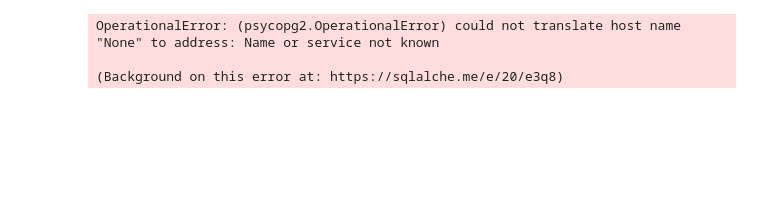
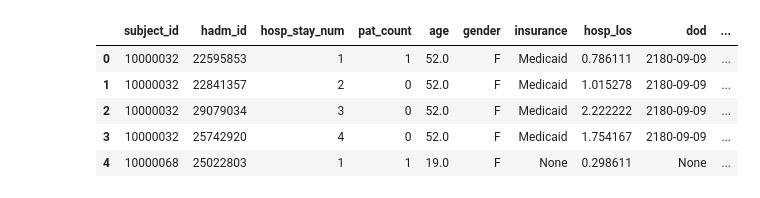
Before and after one commit to aah-41350/MHIA123-Project, a Jupyter notebook: mimic-project/pynotebook.ipynb, the cells around one changed output. Saved outputs shown, nothing was run; the diff lists cells and outputs as text; code cells hidden in the pictures; blank space fills up the shorter version.

Commit message:
Modified SQL scripts for demographics and features

```diff
--- a/mimic-project/pynotebook.ipynb
+++ b/mimic-project/pynotebook.ipynb
@@ -1,9 +1,15 @@
 # %%
+# Hospital stay demographics
+
 from db import run_query
 
-cohort = run_query(open("sql/cohort.sql", "r"))
+with open("sql/hosp_demographics.sql", "r") as f:
+	cohort = run_query(f.read())
 cohort.head()
 # %% [output]
-OperationalError: (psycopg2.OperationalError) could not translate host name "None" to address: Name or service not known
-
-(Background on this error at: https://sqlalche.me/e/20/e3q8)
+|  | subject_id | hadm_id | hosp_stay_num | pat_count | age | gender | insurance | hosp_los | dod | ... |
+| 0 | 10000032 | 22595853 | 1 | 1 | 52.0 | F | Medicaid | 0.786111 | 2180-09-09 | ... |
+| 1 | 10000032 | 22841357 | 2 | 0 | 52.0 | F | Medicaid | 1.015278 | 2180-09-09 | ... |
+| 2 | 10000032 | 29079034 | 3 | 0 | 52.0 | F | Medicaid | 2.222222 | 2180-09-09 | ... |
+| 3 | 10000032 | 25742920 | 4 | 0 | 52.0 | F | Medicaid | 1.754167 | 2180-09-09 | ... |
+| 4 | 10000068 | 25022803 | 1 | 1 | 19.0 | F | None | 0.298611 | None | ... |
```
Also changed, not shown: parts of 6 cells of this notebook, 3 other files.
